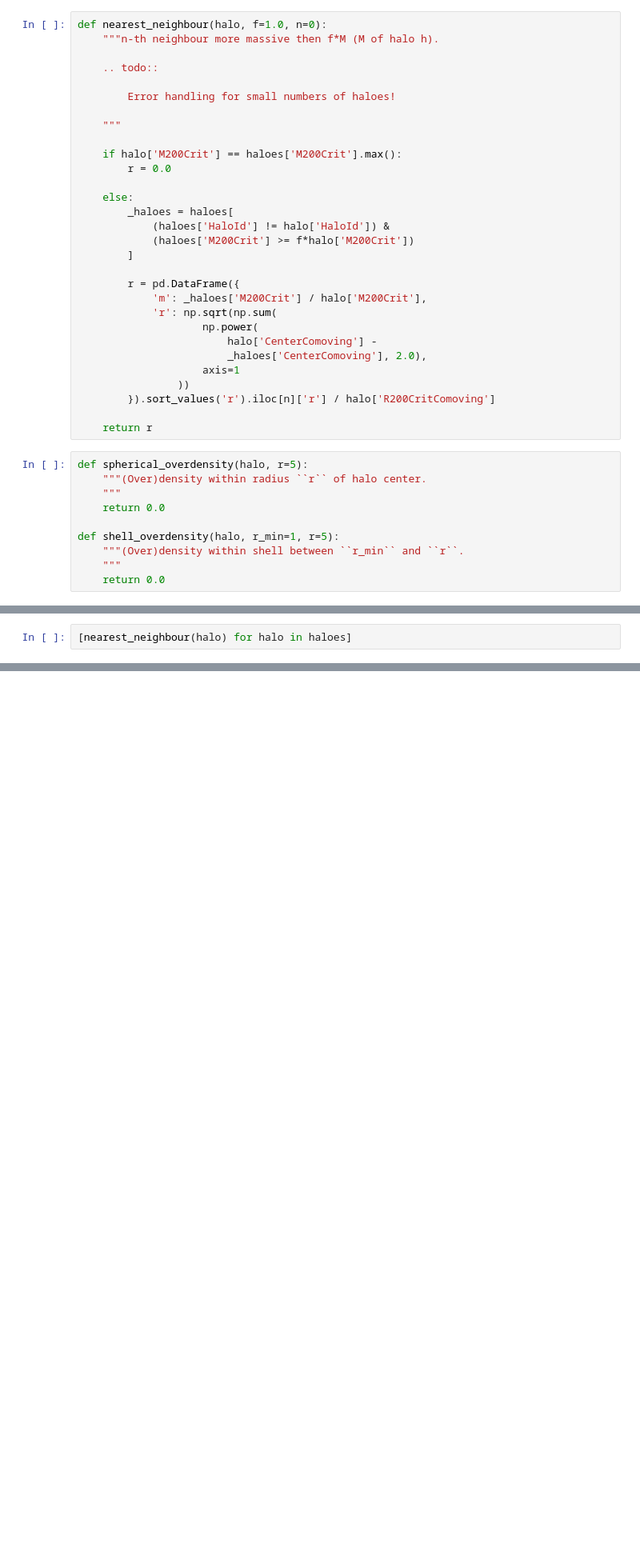
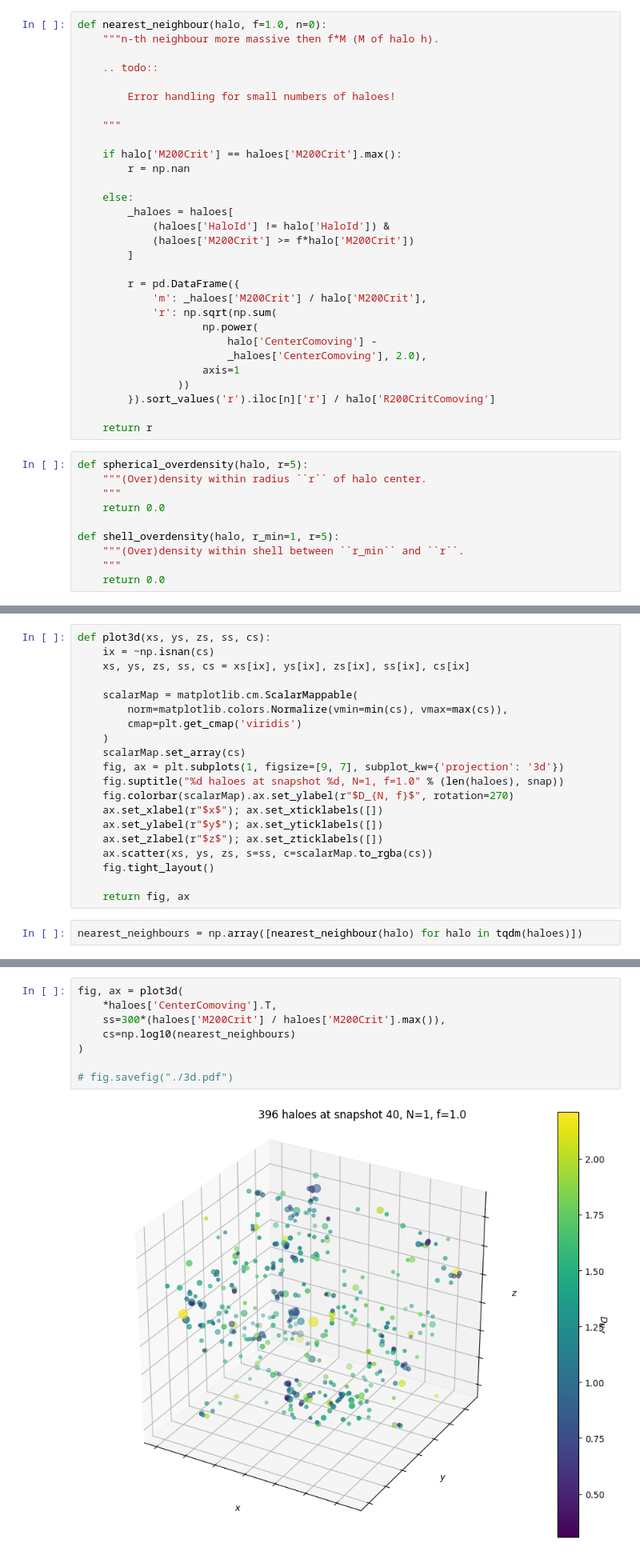
Before and after one commit to oleskiewicz/hbtp, a Jupyter notebook: environment.ipynb, the cells around one changed output, grey strips where cells are left out. Shown at 80% size. Cells and saved outputs as stored; diff of their text form; blank space fills up the shorter version.

```diff
--- a/environment.ipynb
+++ b/environment.ipynb
@@ -36,7 +39,7 @@ def nearest_neighbour(halo, f=1.0, n=0):
     """
 
     if halo['M200Crit'] == haloes['M200Crit'].max():
-        r = 0.0
+        r = np.nan
 
     else:
         _haloes = haloes[
@@ -80,5 +83,25 @@ def experienced_potential(halo):
         np.div((r_s * r_s * r_s), rs) * np.log(1.0 + rs / r_s)
 
     return np.mean(phi_star)
+# %%
+def plot3d(xs, ys, zs, ss, cs):
+    ix = ~np.isnan(cs)
+    xs, ys, zs, ss, cs = xs[ix], ys[ix], zs[ix], ss[ix], cs[ix]
+
+    scalarMap = matplotlib.cm.ScalarMappable(
+        norm=matplotlib.colors.Normalize(vmin=min(cs), vmax=max(cs)),
+        cmap=plt.get_cmap('viridis')
+    )
+    scalarMap.set_array(cs)
+    fig, ax = plt.subplots(1, figsize=[9, 7], subplot_kw={'projection': '3d'})
+    fig.suptitle("%d haloes at snapshot %d, N=1, f=1.0" % (len(haloes), snap))
+    fig.colorbar(scalarMap).ax.set_ylabel(r"$D_{N, f}$", rotation=270)
+    ax.set_xlabel(r"$x$"); ax.set_xticklabels([])
+    ax.set_ylabel(r"$y$"); ax.set_yticklabels([])
+    ax.set_zlabel(r"$z$"); ax.set_zticklabels([])
+    ax.scatter(xs, ys, zs, s=ss, c=scalarMap.to_rgba(cs))
+    fig.tight_layout()
+
+    return fig, ax
 # %%
-[nearest_neighbour(halo) for halo in haloes]
+nearest_neighbours = np.array([nearest_neighbour(halo) for halo in tqdm(haloes)])
@@ -102,0 +108,10 @@ def experienced_potential(halo):
+# %%
+fig, ax = plot3d(
+    *haloes['CenterComoving'].T,
+    ss=300*(haloes['M200Crit'] / haloes['M200Crit'].max()),
+    cs=np.log10(nearest_neighbours)
+)
+
+# fig.savefig("./3d.pdf")
+# %% [output]
+[figure, added]
```
Also changed, not shown: parts of 5 cells of this notebook.
